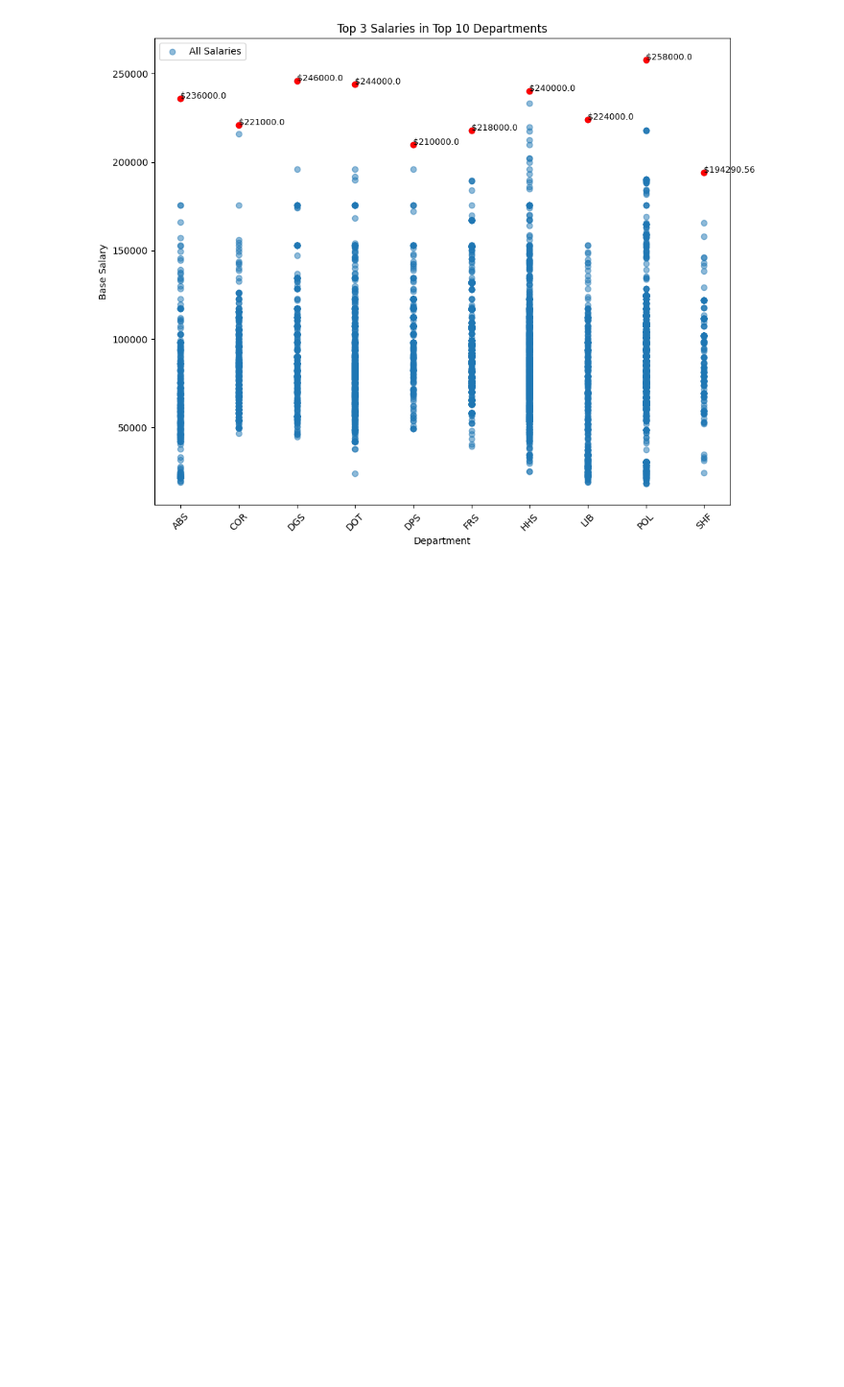
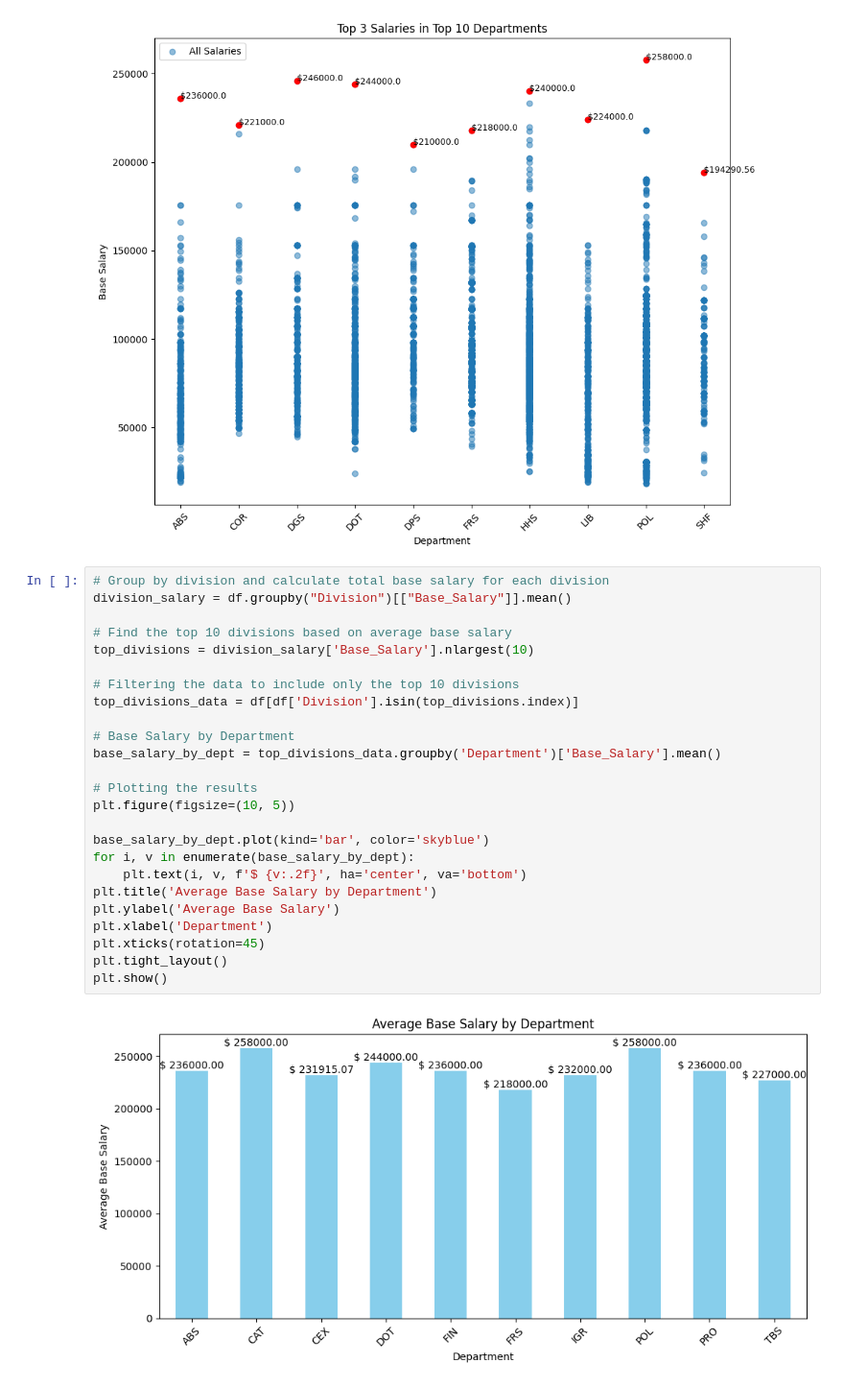
Before and after one commit to naveenjujaray/Employee-Salary-Analysis, a Jupyter notebook: ESA_Notebook.ipynb, the cells around one changed output. Shown at 96% size. Drawn from its saved outputs; the diff is of its cells as text; blank space fills up the shorter version.

```diff
--- a/ESA_Notebook.ipynb
+++ b/ESA_Notebook.ipynb
@@ -177,3 +148,30 @@ plt.tight_layout()
 plt.show()
 # %% [output]
 [figure]
+# %%
+# Group by division and calculate total base salary for each division
+division_salary = df.groupby("Division")[["Base_Salary"]].mean()
+
+# Find the top 10 divisions based on average base salary
+top_divisions = division_salary['Base_Salary'].nlargest(10)
+
+# Filtering the data to include only the top 10 divisions
+top_divisions_data = df[df['Division'].isin(top_divisions.index)]
+
+# Base Salary by Department
+base_salary_by_dept = top_divisions_data.groupby('Department')['Base_Salary'].mean()
+
+# Plotting the results
+plt.figure(figsize=(10, 5))
+
+base_salary_by_dept.plot(kind='bar', color='skyblue')
+for i, v in enumerate(base_salary_by_dept):
+    plt.text(i, v, f'$ {v:.2f}', ha='center', va='bottom')
+plt.title('Average Base Salary by Department')
+plt.ylabel('Average Base Salary')
+plt.xlabel('Department')
+plt.xticks(rotation=45)
+plt.tight_layout()
+plt.show()
+# %% [output]
+[figure, added]
```
Also changed, not shown: parts of 1 cell of this notebook.
